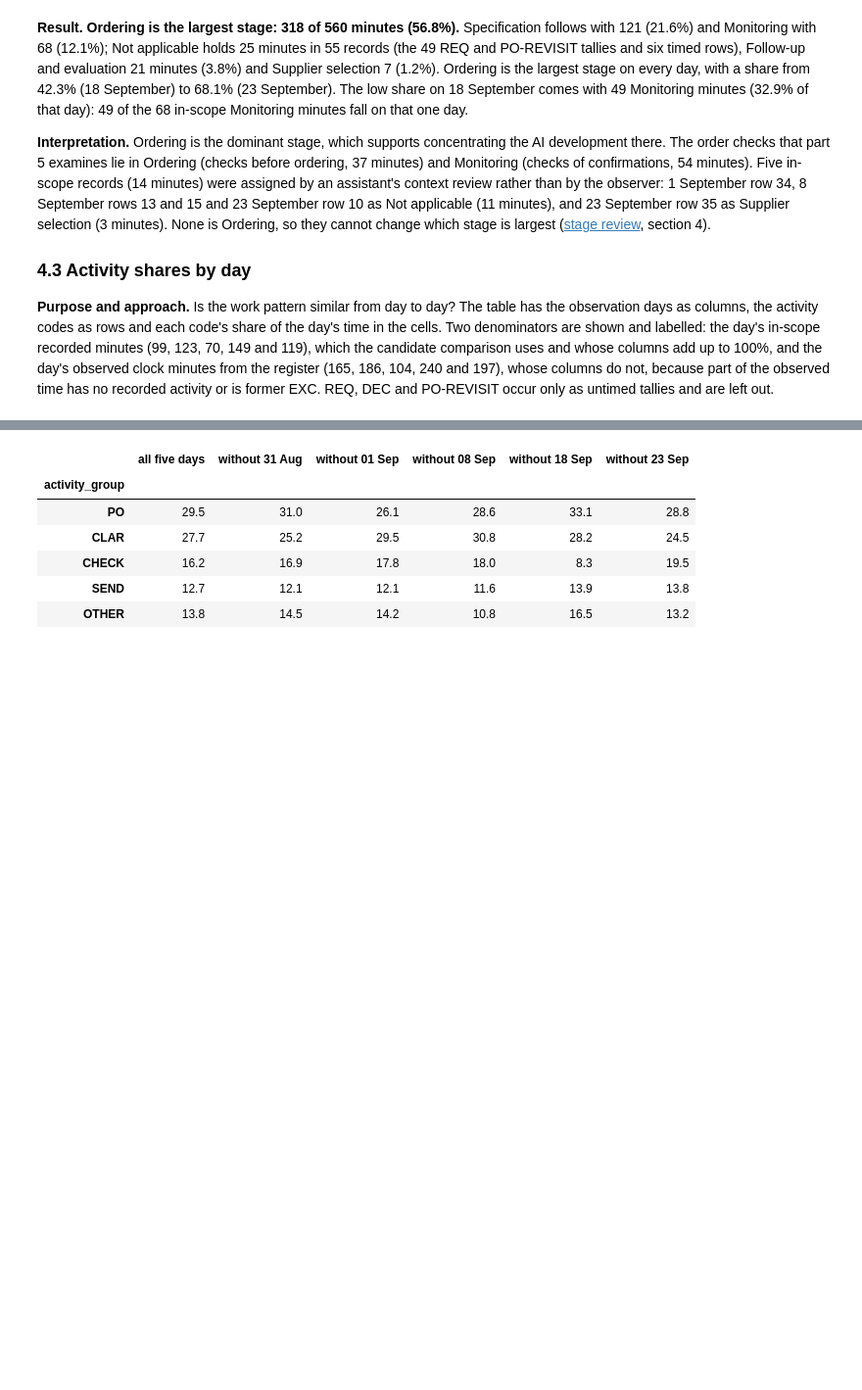
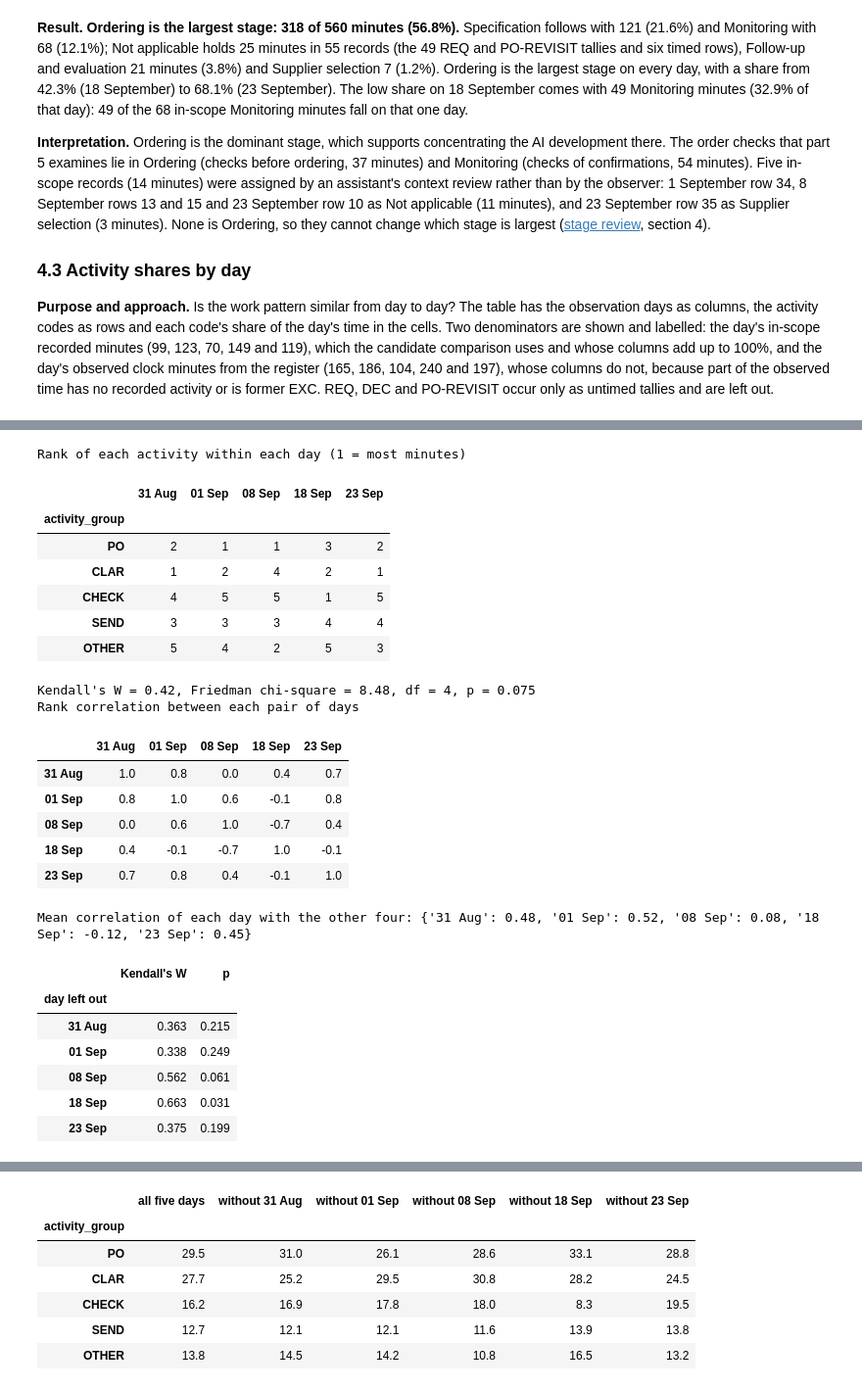
Before and after one commit to Luuuuuig/Bachelor-End-Project, a Jupyter notebook: Arno_Analysis_2026_10_02.ipynb, the cells around one changed output, grey strips where cells are left out. Shown at 98% size. Saved outputs shown, nothing was run; the diff lists cells and outputs as text; code cells hidden in the pictures; blank space fills up the shorter version.

```diff
--- a/Arno_Analysis_2026_10_02.ipynb
+++ b/Arno_Analysis_2026_10_02.ipynb
@@ -387,0 +390,51 @@ Share of the day's observed clock minutes (%); denominators: [165, 186, 104, 240
+# %%
+# Kendall's W: do the five days rank the activities in the same order?
+# Rows = activities, columns = days, cells = in-scope minutes; the one UNCLEAR minute is left out
+activity_table = code_by_day.drop(index="UNCLEAR")
+print("Rank of each activity within each day (1 = most minutes)")
+display(day_table(activity_table.rank(ascending=False).astype(int), 0))
+
+days, activities = activity_table.shape[1], activity_table.shape[0]
+friedman = stats.friedmanchisquare(*activity_table.to_numpy())   # the Friedman test on the same ranks
+kendall_w = friedman.statistic / (days * (activities - 1))
+print(f"Kendall's W = {kendall_w:.2f}, Friedman chi-square = {friedman.statistic:.2f}, df = {activities - 1}, p = {friedman.pvalue:.3f}")
+
+# Which days agree? The rank (Spearman) correlation between each pair of days
+day_agreement = activity_table.corr(method="spearman")
+day_agreement.index = day_agreement.columns = day_index.strftime("%d %b")
+print("Rank correlation between each pair of days")
+display(day_agreement.round(2))
+print("Mean correlation of each day with the other four:", ((day_agreement.sum() - 1) / (days - 1)).round(2).to_dict())
+
+# The same test with one day left out
+rows = []
+for day in day_index:
+    rest = activity_table.drop(columns=day)
+    test = stats.friedmanchisquare(*rest.to_numpy())
+    rows.append([day.strftime("%d %b"), test.statistic / (rest.shape[1] * (activities - 1)), test.pvalue])
+pd.DataFrame(rows, columns=["day left out", "Kendall's W", "p"]).set_index("day left out").round(3)
+# %% [output]
+Rank of each activity within each day (1 = most minutes)
+|  | 31 Aug | 01 Sep | 08 Sep | 18 Sep | 23 Sep |
+| activity_group |  |  |  |  |  |
+| PO | 2 | 1 | 1 | 3 | 2 |
+| CLAR | 1 | 2 | 4 | 2 | 1 |
+| CHECK | 4 | 5 | 5 | 1 | 5 |
+| SEND | 3 | 3 | 3 | 4 | 4 |
+| OTHER | 5 | 4 | 2 | 5 | 3 |
+Kendall's W = 0.42, Friedman chi-square = 8.48, df = 4, p = 0.075
+Rank correlation between each pair of days
+|  | 31 Aug | 01 Sep | 08 Sep | 18 Sep | 23 Sep |
+| 31 Aug | 1.0 | 0.8 | 0.0 | 0.4 | 0.7 |
+| 01 Sep | 0.8 | 1.0 | 0.6 | -0.1 | 0.8 |
+| 08 Sep | 0.0 | 0.6 | 1.0 | -0.7 | 0.4 |
+| 18 Sep | 0.4 | -0.1 | -0.7 | 1.0 | -0.1 |
+| 23 Sep | 0.7 | 0.8 | 0.4 | -0.1 | 1.0 |
+Mean correlation of each day with the other four: {'31 Aug': 0.48, '01 Sep': 0.52, '08 Sep': 0.08, '18 Sep': -0.12, '23 Sep': 0.45}
+|  | Kendall's W | p |
+| day left out |  |  |
+| 31 Aug | 0.363 | 0.215 |
+| 01 Sep | 0.338 | 0.249 |
+| 08 Sep | 0.562 | 0.061 |
+| 18 Sep | 0.663 | 0.031 |
+| 23 Sep | 0.375 | 0.199 |
```
Also changed, not shown: parts of 15 cells of this notebook, 3 other files.
